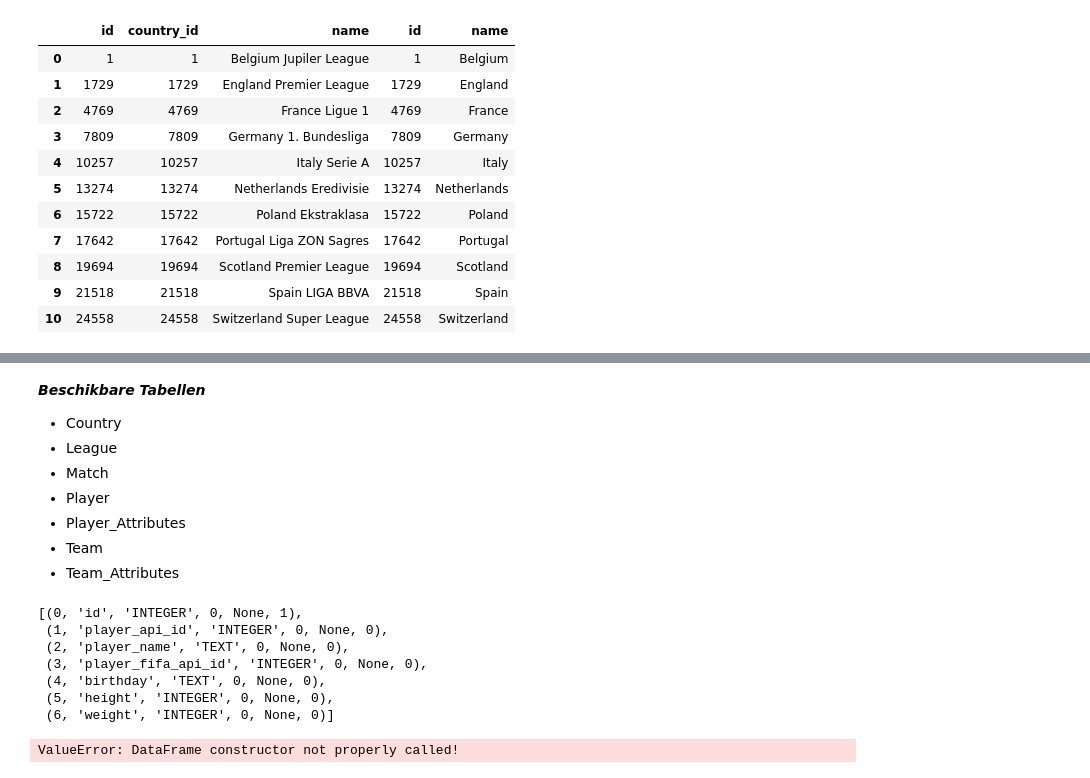
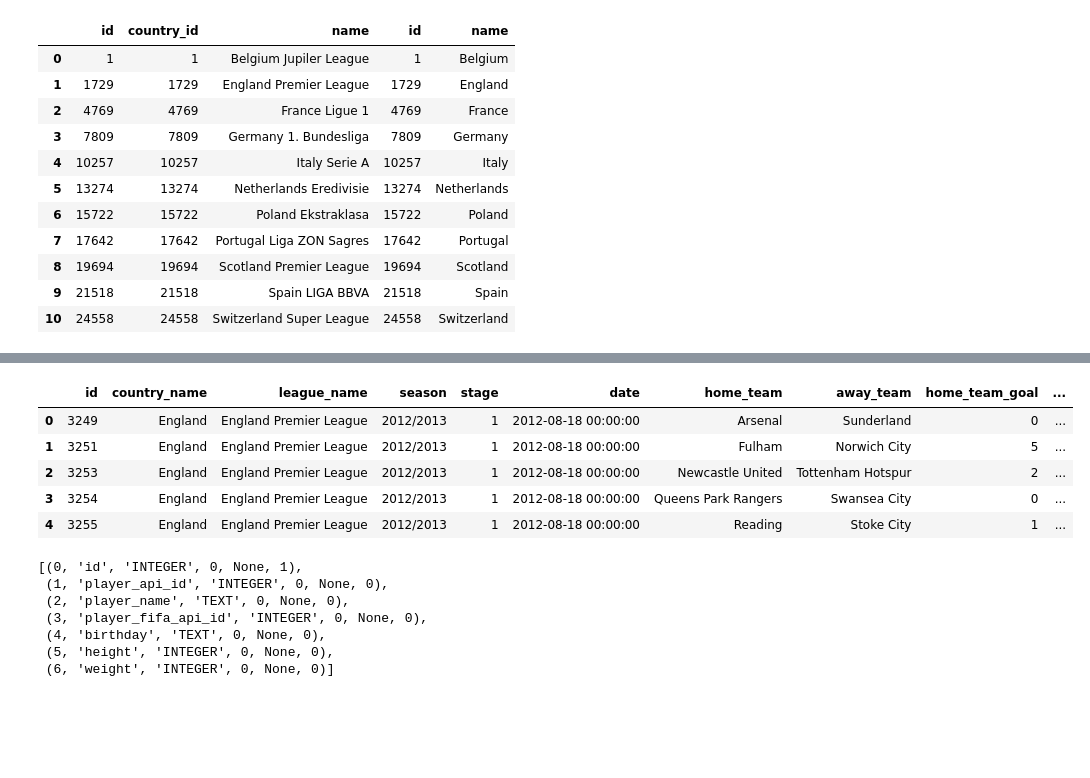
Before and after one commit to Tijnwy/Datalab2, a Jupyter notebook: sprint2.ipynb, the cells around one changed output, grey strips where cells are left out. Drawn from its saved outputs; the diff is of its cells as text; code cells hidden in the pictures; blank space fills up the shorter version.

```diff
--- a/sprint2.ipynb
+++ b/sprint2.ipynb
@@ -67,13 +172,32 @@ detailed_matches
-# %% [markdown]
-***Beschikbare Tabellen***
-
-- Country
-- League
-- Match
-- Player
-- Player_Attributes
-- Team
-- Team_Attributes
+# %%
+prem_2012_2013 = pd.read_sql("""SELECT Match.id,
+                                        Country.name AS country_name,
+                                        League.name AS league_name,
+                                        season,
+                                        stage,
+                                        date,
+                                        HT.team_long_name AS  home_team,
+                                        AT.team_long_name AS away_team,
+                                        home_team_goal,
+                                        away_team_goal
+                                FROM Match
+                                JOIN Country on Country.id = Match.country_id
+                                JOIN League on League.id = Match.league_id
+                                LEFT JOIN Team AS HT on HT.team_api_id = Match.home_team_api_id
+                                LEFT JOIN Team AS AT on AT.team_api_id = Match.away_team_api_id
+                                WHERE country_name = 'England'
+                                AND season = "2012/2013"
+                                ORDER by date
+                                LIMIT 5
+                                ;""", sql_connect)
+prem_2012_2013
+# %% [output]
+|  | id | country_name | league_name | season | stage | date | home_team | away_team | home_team_goal | ... |
+| 0 | 3249 | England | England Premier League | 2012/2013 | 1 | 2012-08-18 00:00:00 | Arsenal | Sunderland | 0 | ... |
+| 1 | 3251 | England | England Premier League | 2012/2013 | 1 | 2012-08-18 00:00:00 | Fulham | Norwich City | 5 | ... |
+| 2 | 3253 | England | England Premier League | 2012/2013 | 1 | 2012-08-18 00:00:00 | Newcastle United | Tottenham Hotspur | 2 | ... |
+| 3 | 3254 | England | England Premier League | 2012/2013 | 1 | 2012-08-18 00:00:00 | Queens Park Rangers | Swansea City | 0 | ... |
+| 4 | 3255 | England | England Premier League | 2012/2013 | 1 | 2012-08-18 00:00:00 | Reading | Stoke City | 1 | ... |
 # %%
 query_r = "SELECT * FROM player" # read query van country tabel
 query_r = "PRAGMA table_info(player)"
@@ -90,7 +214,3 @@ display(result)
  (4, 'birthday', 'TEXT', 0, None, 0),
  (5, 'height', 'INTEGER', 0, None, 0),
  (6, 'weight', 'INTEGER', 0, None, 0)]
-# %%
-df = pd.DataFrame('../database.sqlite')
-# %% [output]
-ValueError: DataFrame constructor not properly called!
```
Also changed, not shown: parts of 14 cells of this notebook.
